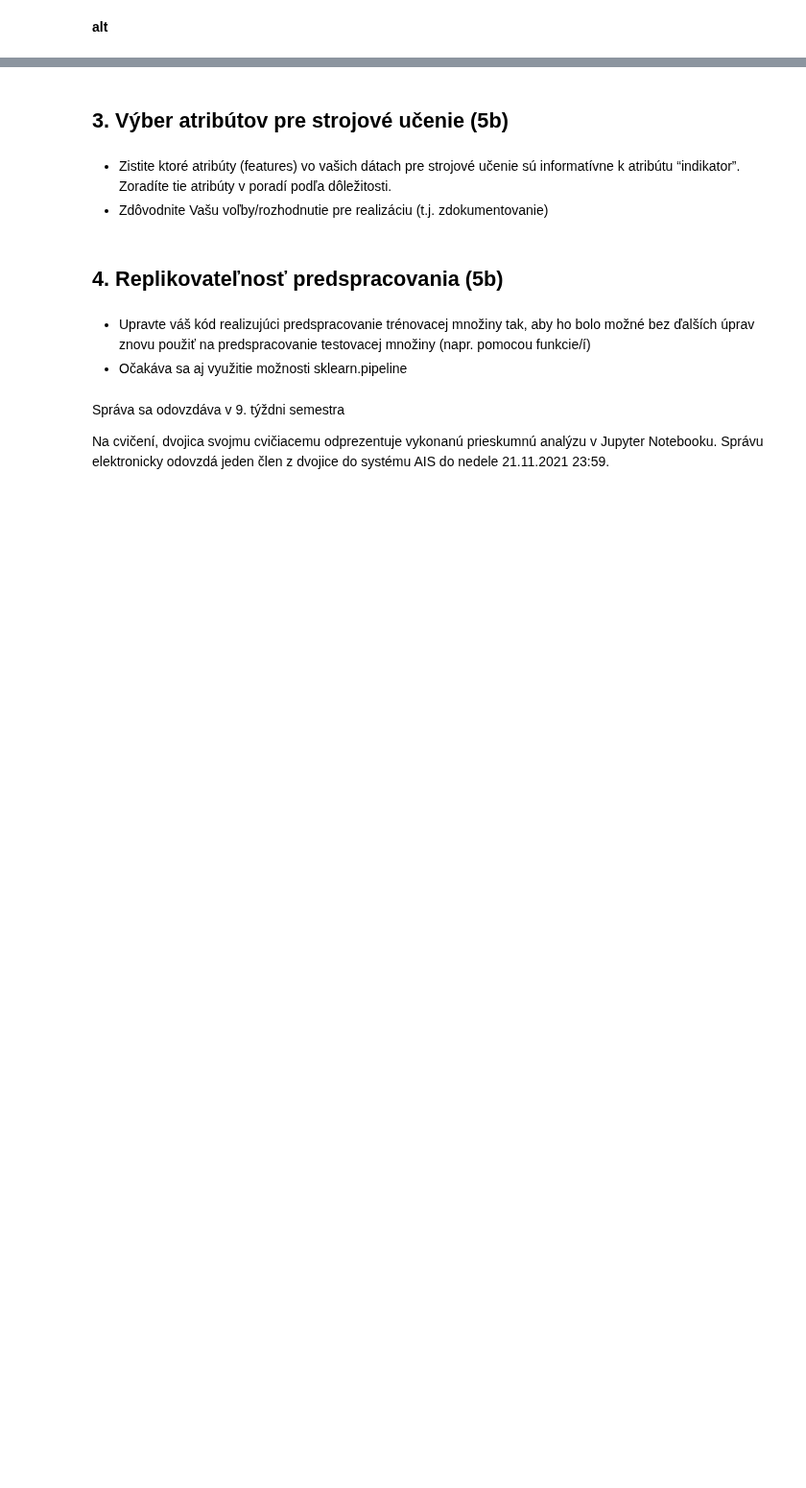
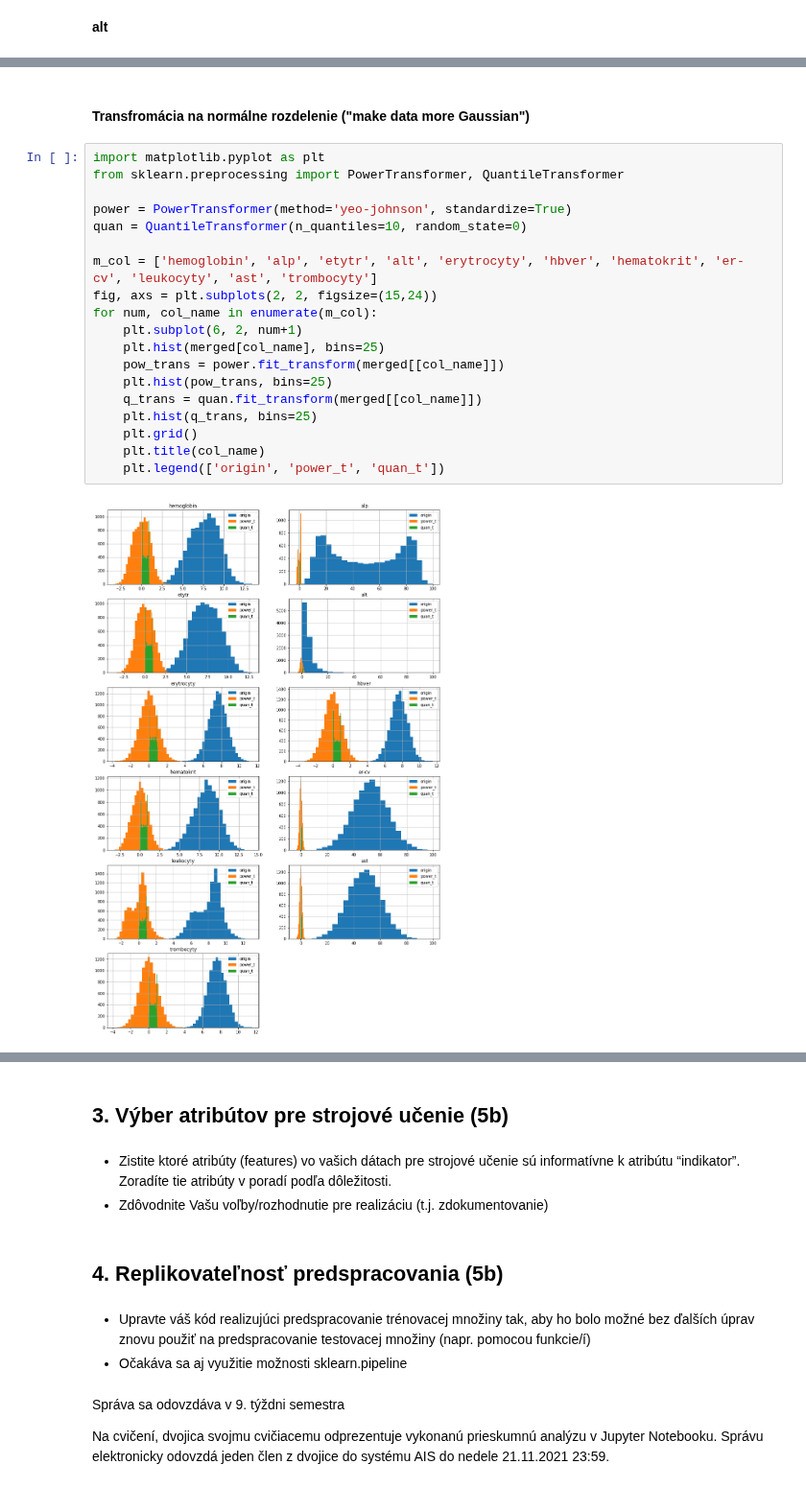
Before and after one commit to psmrecek/IAU-Projekt-ZS2021, a Jupyter notebook: Fáza 2 - Langová.ipynb, the cells around one changed output, grey strips where cells are left out. Shown at 96% size. Drawn from its saved outputs; the diff is of its cells as text; blank space fills up the shorter version.

```diff
--- a/Fáza 2 - Langová.ipynb
+++ b/Fáza 2 - Langová.ipynb
@@ -231,0 +164,23 @@ profiles.loc[profiles['ssn'] == '830-16-7156']
+# %% [markdown]
+#### Transfromácia na normálne rozdelenie ("make data more Gaussian")
+# %%
+import matplotlib.pyplot as plt
+from sklearn.preprocessing import PowerTransformer, QuantileTransformer
+
+power = PowerTransformer(method='yeo-johnson', standardize=True)
+quan = QuantileTransformer(n_quantiles=10, random_state=0)
+
+m_col = ['hemoglobin', 'alp', 'etytr', 'alt', 'erytrocyty', 'hbver', 'hematokrit', 'er-cv', 'leukocyty', 'ast', 'trombocyty']
+fig, axs = plt.subplots(2, 2, figsize=(15,24))
+for num, col_name in enumerate(m_col):
+    plt.subplot(6, 2, num+1)
+    plt.hist(merged[col_name], bins=25)
+    pow_trans = power.fit_transform(merged[[col_name]])
+    plt.hist(pow_trans, bins=25)
+    q_trans = quan.fit_transform(merged[[col_name]])
+    plt.hist(q_trans, bins=25)
+    plt.grid()
+    plt.title(col_name)
+    plt.legend(['origin', 'power_t', 'quan_t'])
+# %% [output]
+[figure, added]
```
Also changed, not shown: parts of 31 cells of this notebook, 1 other file.
